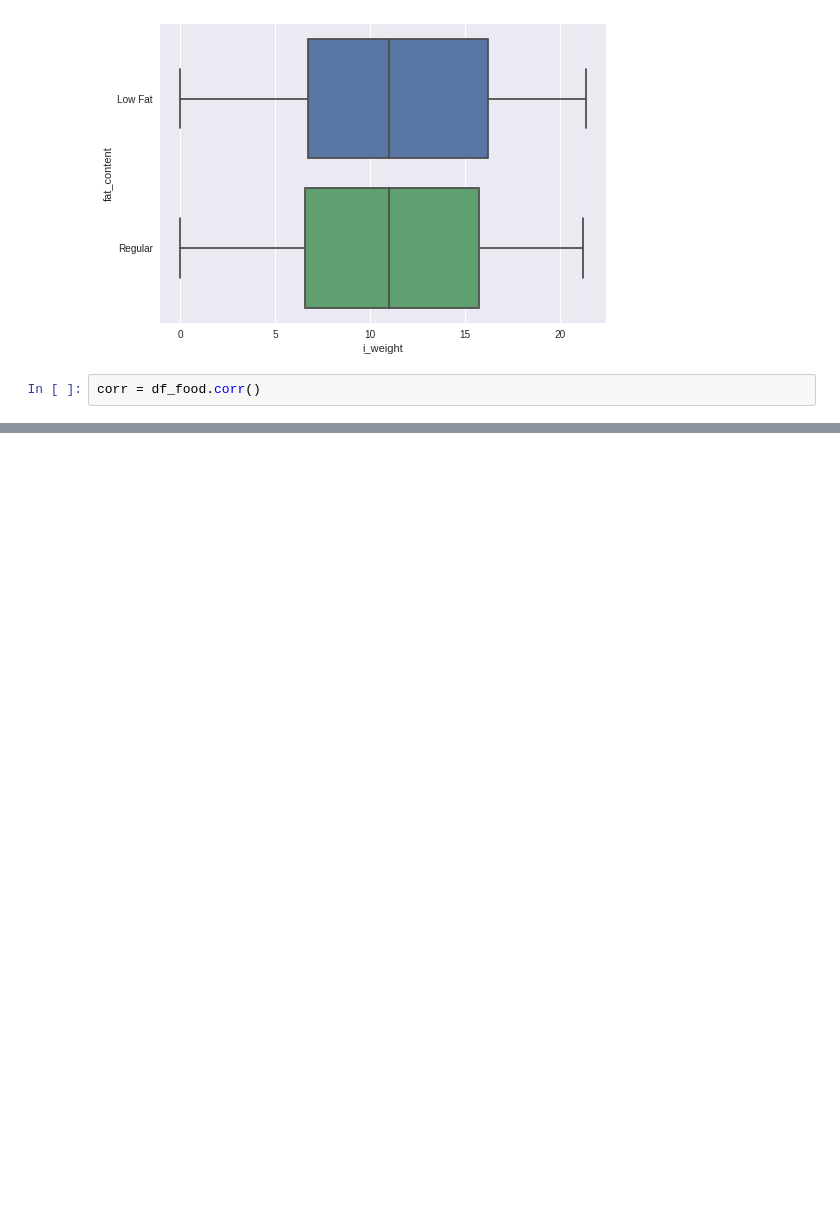
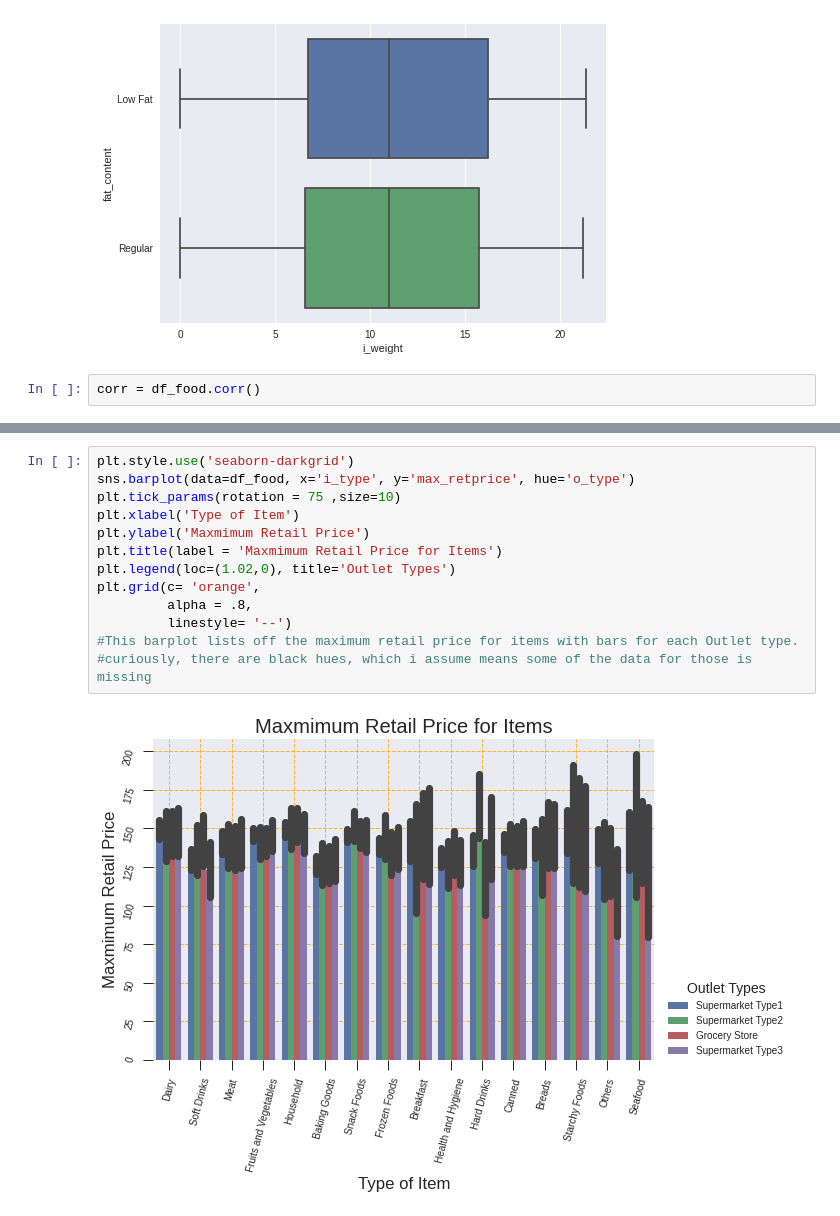
Before and after one commit to Jkhou1000/Market-Project, a Jupyter notebook: Project_1.ipynb, the cells around one changed output, grey strips where cells are left out. Saved outputs shown, nothing was run; the diff lists cells and outputs as text; blank space fills up the shorter version.

```diff
--- a/Project_1.ipynb
+++ b/Project_1.ipynb
@@ -378,0 +413,15 @@ sns.heatmap(corr, cmap="Reds")
+# %%
+plt.style.use('seaborn-darkgrid')
+sns.barplot(data=df_food, x='i_type', y='max_retprice', hue='o_type')
+plt.tick_params(rotation = 75 ,size=10)
+plt.xlabel('Type of Item')
+plt.ylabel('Maxmimum Retail Price')
+plt.title(label = 'Maxmimum Retail Price for Items')
+plt.legend(loc=(1.02,0), title='Outlet Types')
+plt.grid(c= 'orange',
+         alpha = .8,
+         linestyle= '--')
+#This barplot lists off the maximum retail price for items with bars for each Outlet type.
+#curiously, there are black hues, which i assume means some of the data for those is missing
+# %% [output]
+[figure, added]
```
Also changed, not shown: parts of 4 cells of this notebook.
